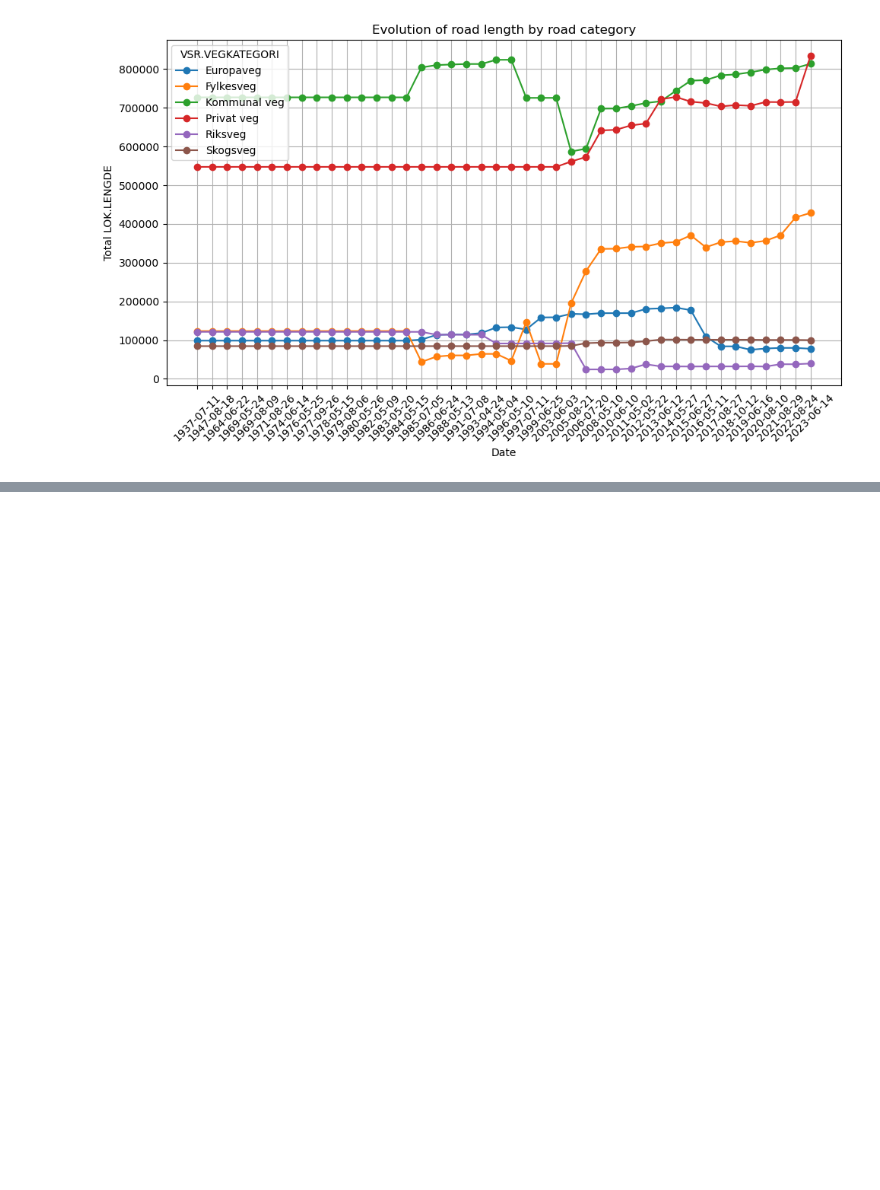
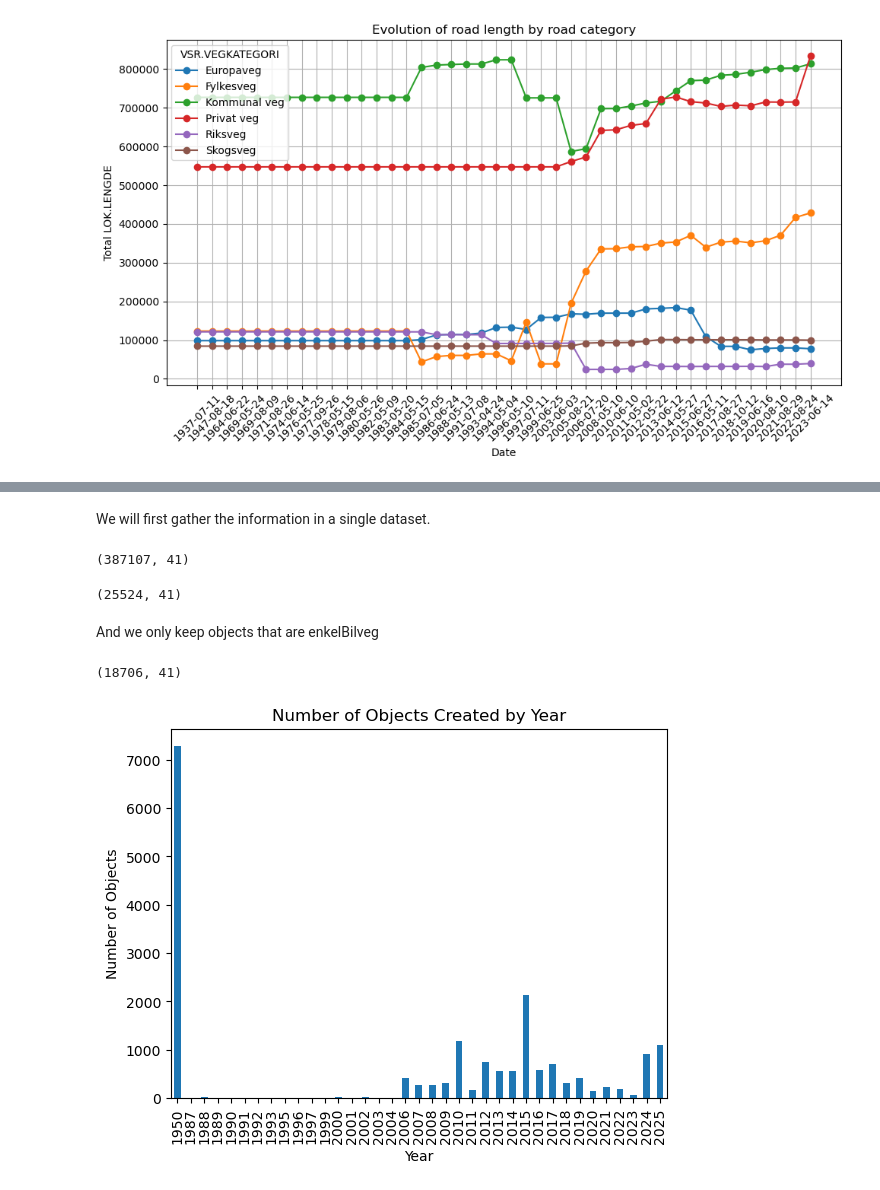
Before and after one commit to leolibe/master_thesis, a Jupyter notebook: data_processing/02.Validation/raw_data_processing.ipynb, the cells around one changed output, grey strips where cells are left out. Saved outputs shown, nothing was run; the diff lists cells and outputs as text; code cells hidden in the pictures; blank space fills up the shorter version.

```diff
--- a/data_processing/02.Validation/raw_data_processing.ipynb
+++ b/data_processing/02.Validation/raw_data_processing.ipynb
@@ -1157,0 +128,44 @@ pd.DataFrame(outflow_b_c_AB).to_excel(personnal_path + "Project-TEP4290\\data\\0
+# %% [markdown]
+We will first gather the information in a single dataset.
+# %%
+general_dataset = pd.concat(data_all_year, ignore_index=True)
+general_dataset.shape
+# %% [output]
+(387107, 41)
+# %%
+general_dataset_objid = general_dataset.drop_duplicates(subset=["OBJ.VEGOBJEKT-ID"])
+general_dataset_objid.shape
+# %% [output]
+(25524, 41)
+# %% [markdown]
+And we only keep objects that are enkelBilveg
+# %%
+general_dataset_objid = general_dataset_objid[general_dataset_objid["LOK.TYPEVEG"] == "enkelBilveg"]
+general_dataset_objid["OBJ.STARTDATO"] = pd.to_datetime(
+    general_dataset_objid["OBJ.STARTDATO"], errors="coerce"
+)
+
+general_dataset_objid["OBJ.SLUTTDATO"] = pd.to_datetime(
+    general_dataset_objid["OBJ.SLUTTDATO"], errors="coerce"
+)
+# Convert road length to numeric
+general_dataset_objid["LOK.LENGDE"] = pd.to_numeric(
+    general_dataset_objid["LOK.LENGDE"], errors="coerce"
+)
+general_dataset_objid.shape
+# %% [output]
+(18706, 41)
+# %%
+counts_construction = general_dataset_objid.groupby(
+    general_dataset_objid["OBJ.STARTDATO"].dt.year
+).size()
+
+counts_construction.plot(kind="bar")
+
+plt.xlabel("Year")
+plt.ylabel("Number of Objects")
+plt.title("Number of Objects Created by Year")
+
+plt.show()
+# %% [output]
+[figure, added]
```
Also changed, not shown: parts of 101 cells of this notebook.
